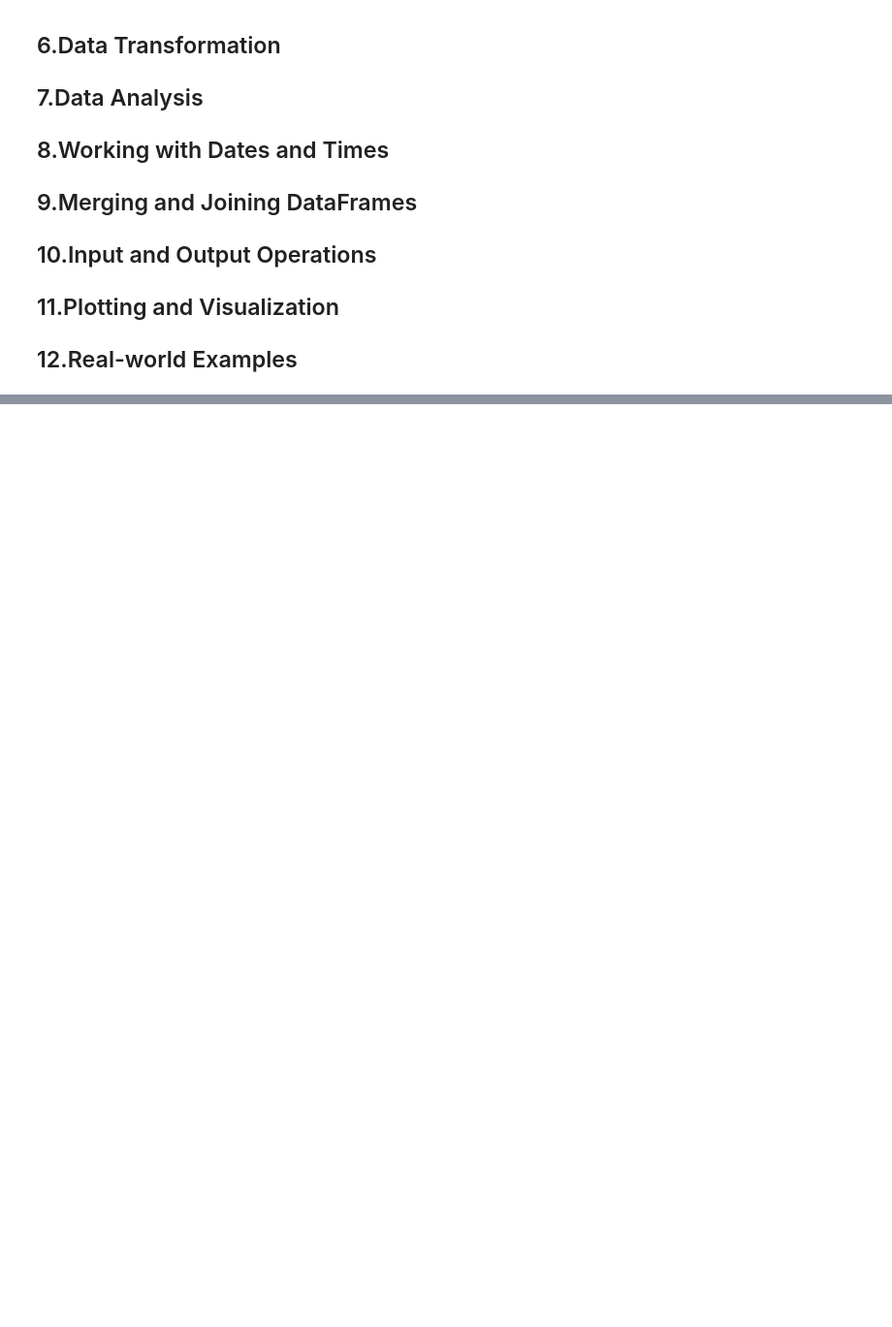
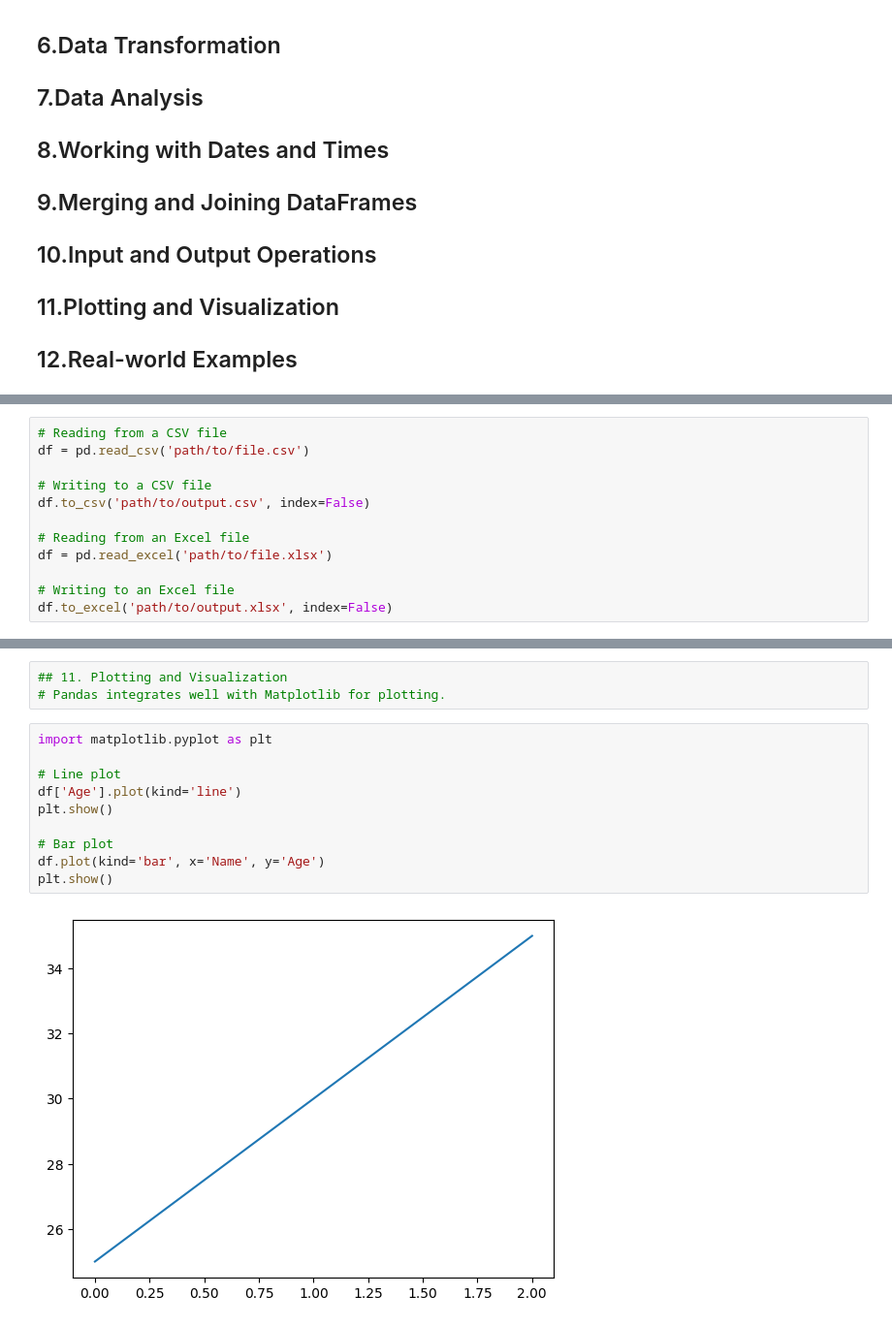
Before and after one commit to surya170/MachineLearning-AI, a Jupyter notebook: pandas2.ipynb, the cells around one changed output, grey strips where cells are left out. Shown at 97% size. Drawn from its saved outputs; the diff is of its cells as text; blank space fills up the shorter version.

```diff
--- a/pandas2.ipynb
+++ b/pandas2.ipynb
@@ -15,0 +272,12 @@
+# %%
+# Reading from a CSV file
+df = pd.read_csv('path/to/file.csv')
+
+# Writing to a CSV file
+df.to_csv('path/to/output.csv', index=False)
+
+# Reading from an Excel file
+df = pd.read_excel('path/to/file.xlsx')
+
+# Writing to an Excel file
+df.to_excel('path/to/output.xlsx', index=False)
@@ -27,0 +314,15 @@ Note: you may need to restart the kernel to use updated packages.
+# %%
+## 11. Plotting and Visualization
+# Pandas integrates well with Matplotlib for plotting.
+# %%
+import matplotlib.pyplot as plt
+
+# Line plot
+df['Age'].plot(kind='line')
+plt.show()
+
+# Bar plot
+df.plot(kind='bar', x='Name', y='Age')
+plt.show()
+# %% [output]
+[figure, added]
```
Also changed, not shown: parts of 35 cells of this notebook.
